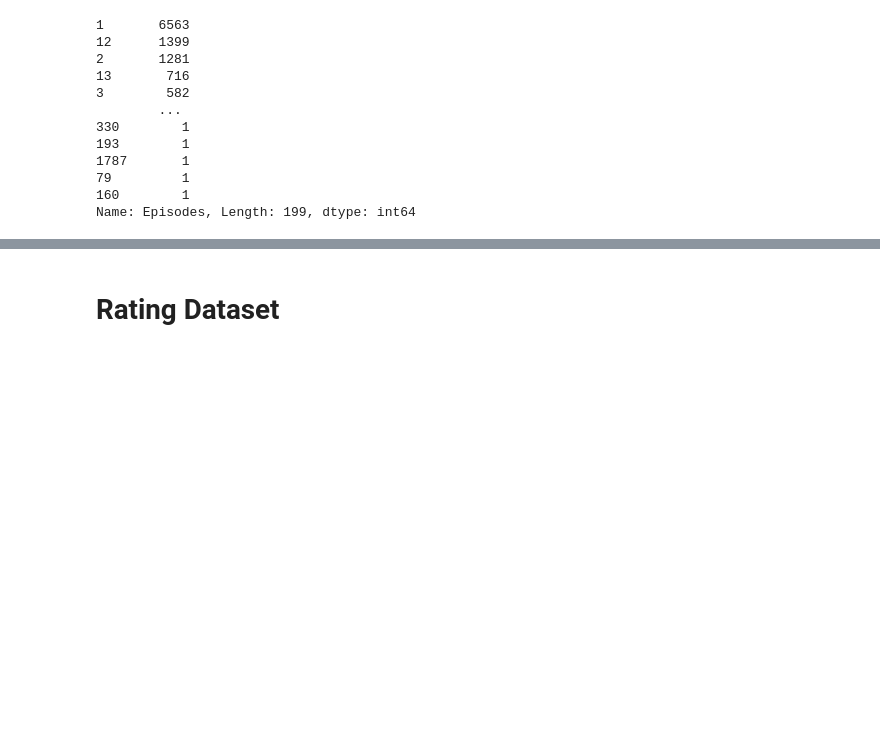
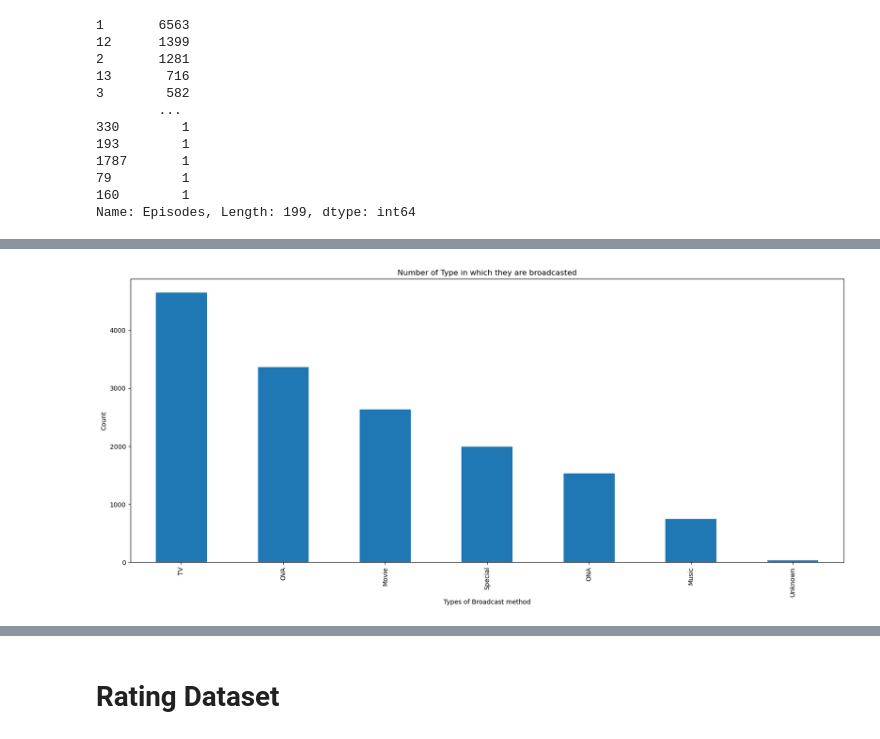
Before and after one commit to ShubhamGupta2505/MachineLearningPractice, a Jupyter notebook: anime-analysis.ipynb, the cells around one changed output, grey strips where cells are left out. Drawn from its saved outputs; the diff is of its cells as text; code cells hidden in the pictures; blank space fills up the shorter version.

```diff
--- a/anime-analysis.ipynb
+++ b/anime-analysis.ipynb
@@ -283,0 +299,13 @@ Name: Episodes, Length: 199, dtype: int64
+# %%
+type_counts = anime['Type'].value_counts().head(7)
+
+# Plotting the bar graph
+plt.figure(figsize=(20,8))
+type_counts.plot(kind='bar')
+plt.title('Number of Type in which they are broadcasted')
+plt.xlabel('Types of Broadcast method')
+plt.ylabel('Count')
+plt.xticks(rotation=90)
+plt.show()
+# %% [output]
+[figure, added]
```
Also changed, not shown: parts of 3 cells of this notebook.
